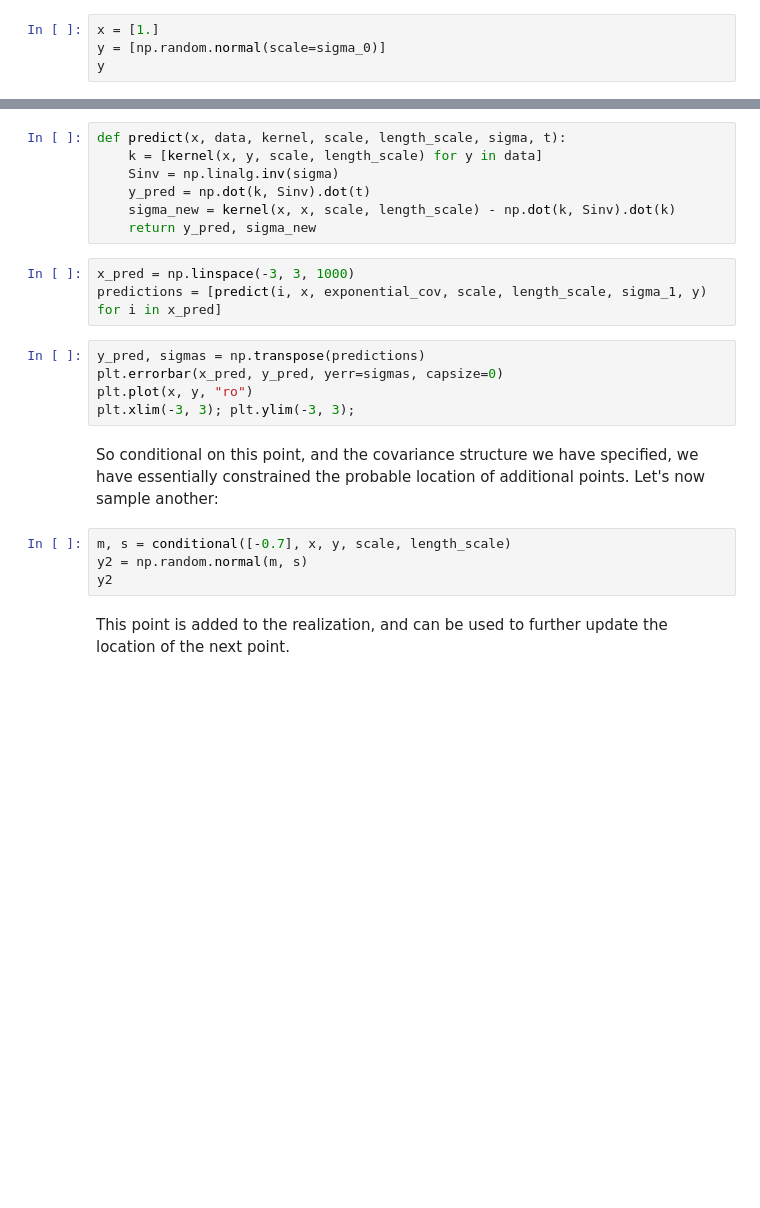
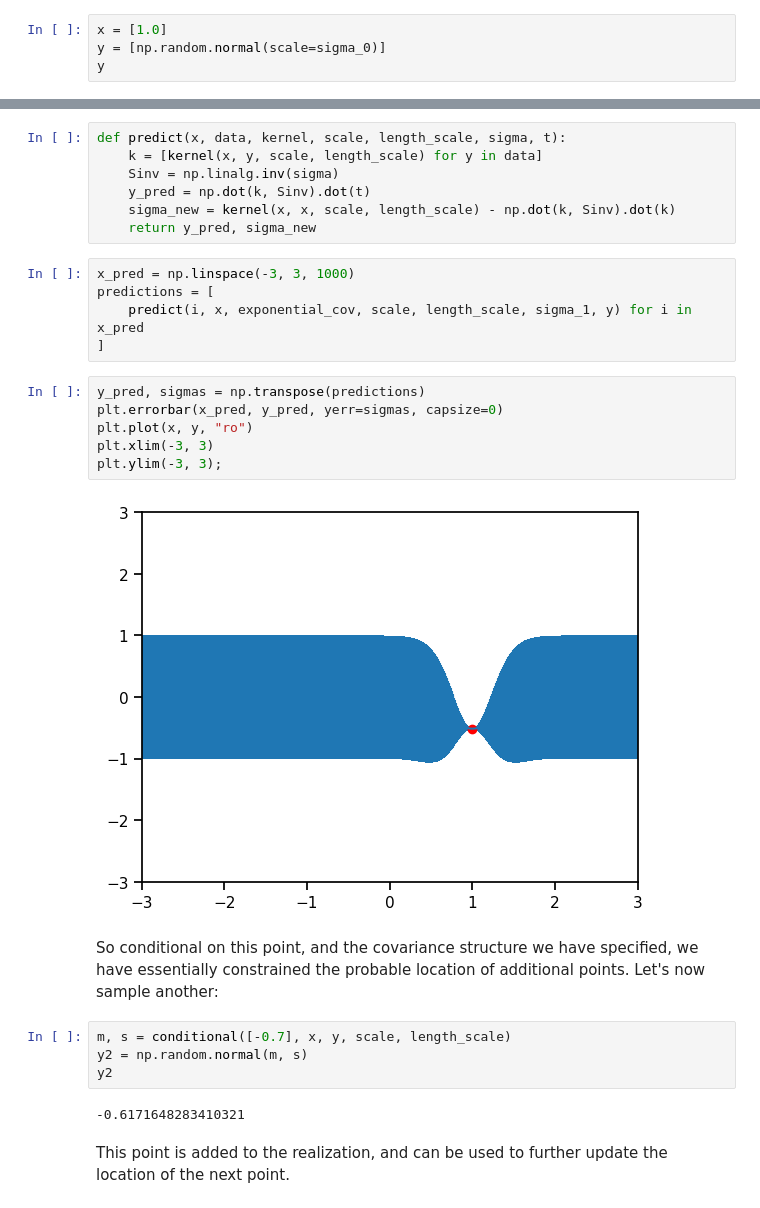
Before and after one commit to AlexAndorra/advanced-gp-pydata, a Jupyter notebook: notebooks/gaussian_processes.ipynb, the cells around one changed output, grey strips where cells are left out. Cells and saved outputs as stored; diff of their text form; blank space fills up the shorter version.

```diff
--- a/notebooks/gaussian_processes.ipynb
+++ b/notebooks/gaussian_processes.ipynb
@@ -137,6 +143,6 @@ plt.ylim(-3, 3);
 # %% [markdown]
 Let's select an arbitrary starting point to sample, say $x=1$. Since there are no prevous points, we can sample from an unconditional Gaussian:
 # %%
-x = [1.]
+x = [1.0]
 y = [np.random.normal(scale=sigma_0)]
 y
@@ -153,18 +161,25 @@ def predict(x, data, kernel, scale, length_scale, sigma, t):
     return y_pred, sigma_new
 # %%
 x_pred = np.linspace(-3, 3, 1000)
-predictions = [predict(i, x, exponential_cov, scale, length_scale, sigma_1, y) for i in x_pred]
+predictions = [
+    predict(i, x, exponential_cov, scale, length_scale, sigma_1, y) for i in x_pred
+]
 # %%
 y_pred, sigmas = np.transpose(predictions)
 plt.errorbar(x_pred, y_pred, yerr=sigmas, capsize=0)
 plt.plot(x, y, "ro")
-plt.xlim(-3, 3); plt.ylim(-3, 3);
+plt.xlim(-3, 3)
+plt.ylim(-3, 3);
+# %% [output]
+[figure, added]
 # %% [markdown]
 So conditional on this point, and the covariance structure we have specified, we have essentially constrained the probable location of additional points. Let's now sample another:
 # %%
 m, s = conditional([-0.7], x, y, scale, length_scale)
 y2 = np.random.normal(m, s)
 y2
+# %% [output]
+-0.6171648283410321
 # %% [markdown]
 This point is added to the realization, and can be used to further update the location of the next point.
 # %%
```
Also changed, not shown: parts of 60 cells of this notebook.
